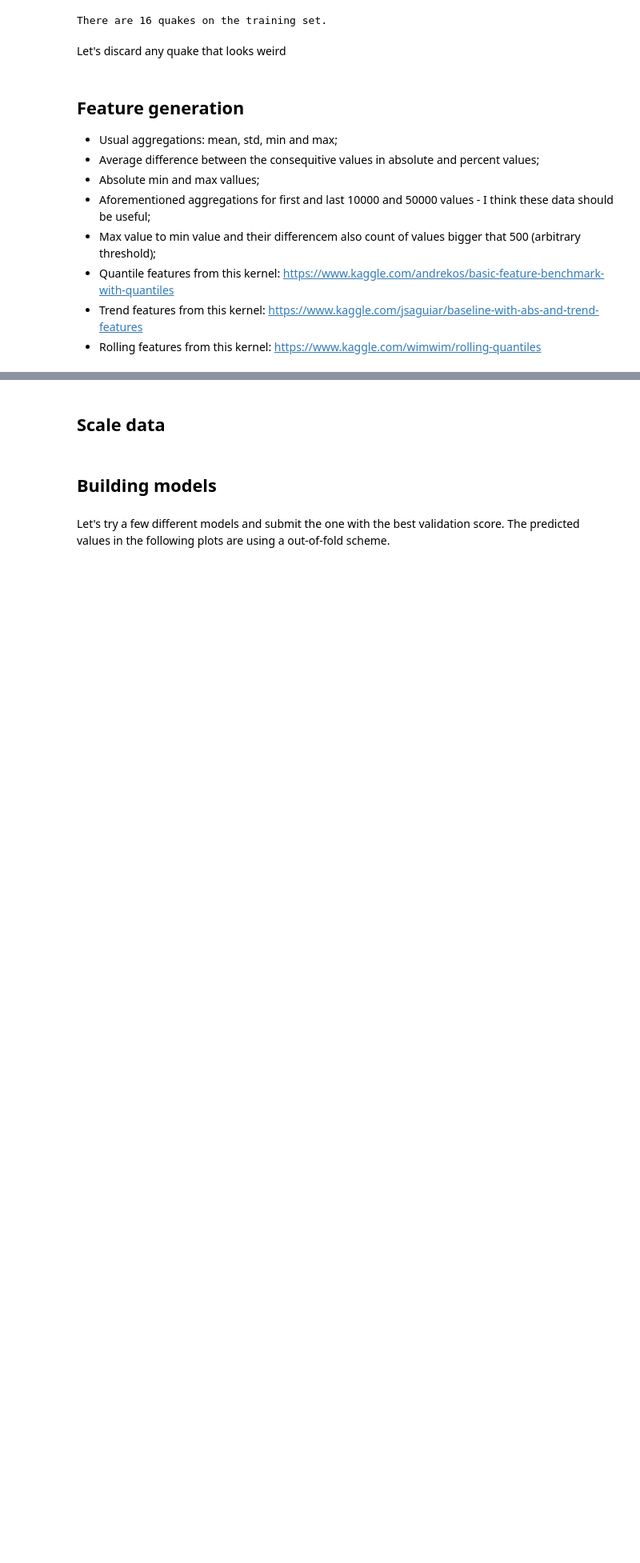
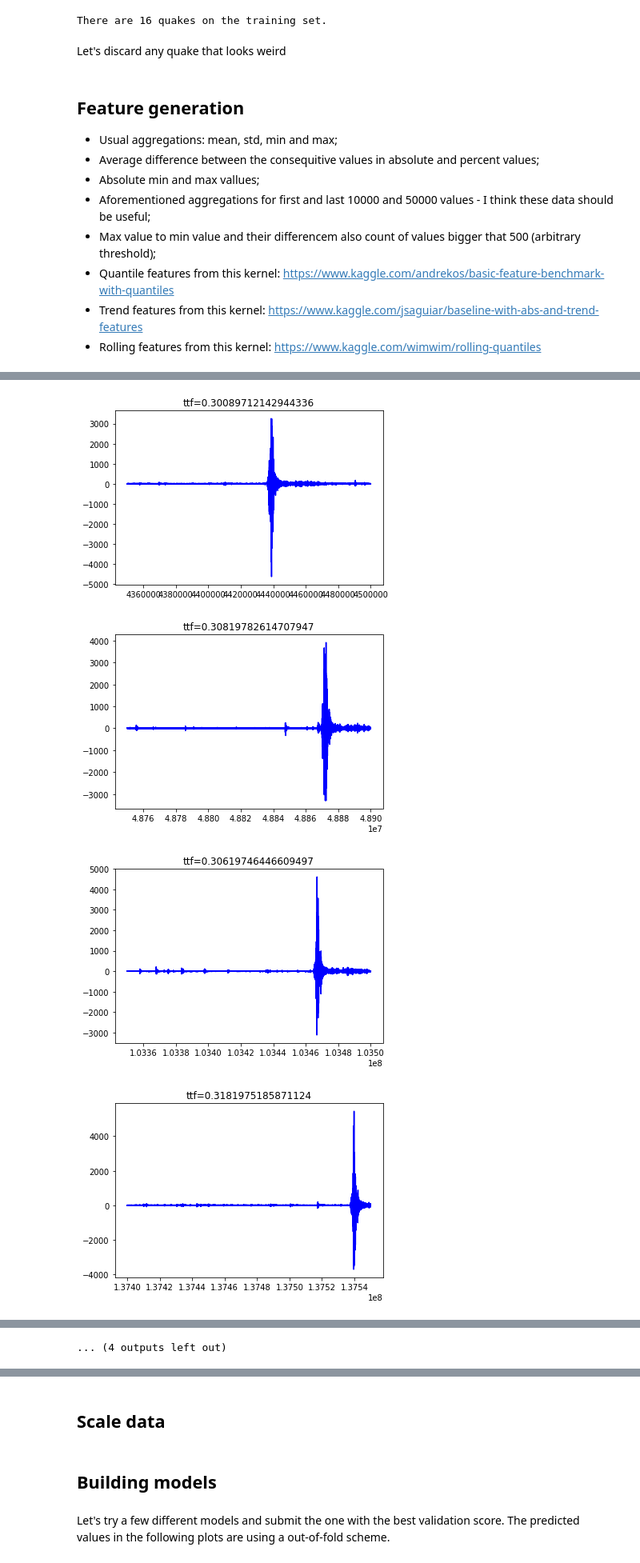
Before and after one commit to ricarddelgado/lanl-earthquake-kaggle, a Jupyter notebook: lanl_master_notebook.ipynb, the cells around one changed output, grey strips where cells are left out. Shown: that part at 80% size. Drawn from its saved outputs; the diff is of its cells as text; code cells hidden in the pictures; blank space fills up the shorter version.

```diff
--- a/lanl_master_notebook.ipynb
+++ b/lanl_master_notebook.ipynb
@@ -172,0 +197,17 @@ Reading hdf files:Done
+# %%
+segment_start_ids = generate_segment_start_ids('uniform', segment_size, train)
+XX = X_tr[X_tr['std']>100]
+for i in XX.index:
+    seg_id = segment_start_ids[i]
+    seg = train.iloc[seg_id:seg_id + segment_size]
+    ttf = seg['time_to_failure'].values[-1]
+
+    plt.figure()
+    plt.plot(seg, color='b')
+    plt.title(f'ttf={ttf}')
+    plt.show()
+# %% [output]
+[figure, added]
+[figure, added]
+[figure, added]
+[figure, added]
@@ -172,0 +222 @@ Reading hdf files:Done
+... (4 outputs left out)
```
Also changed, not shown: parts of 60 cells of this notebook, 5 other files.
